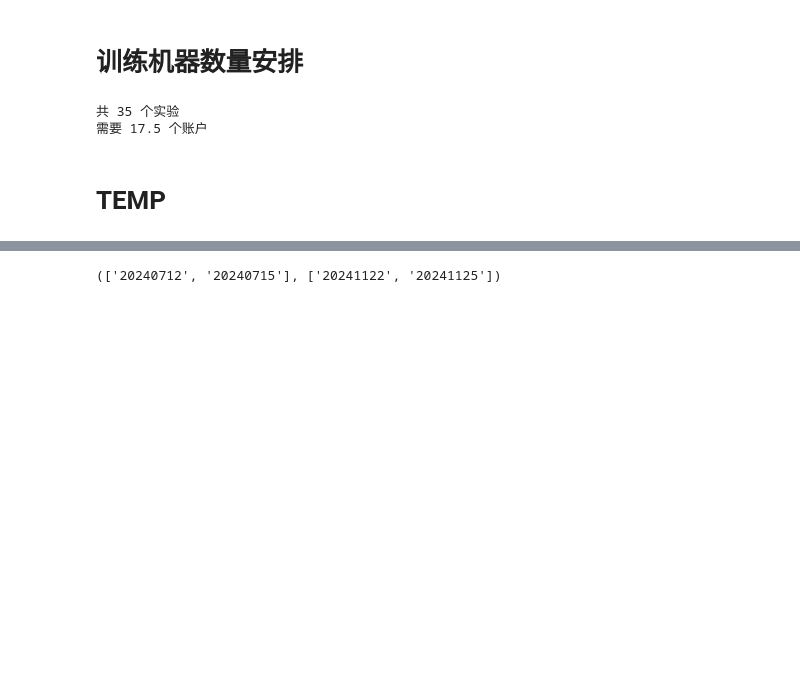
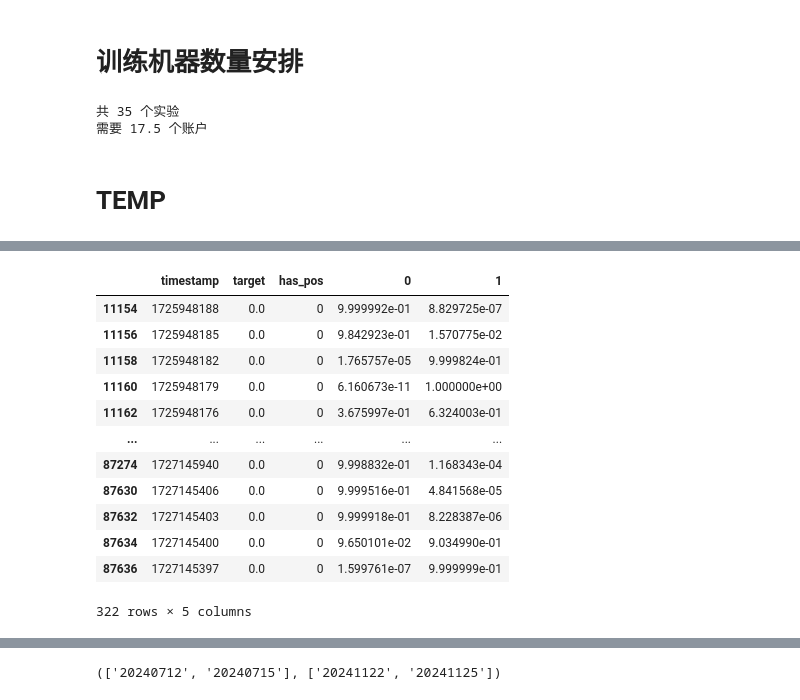
Before and after one commit to lhiqwj173/dl_helper, a Jupyter notebook: notebook/train.ipynb, the cells around one changed output, grey strips where cells are left out. Cells and saved outputs as stored; diff of their text form; code cells hidden in the pictures; blank space fills up the shorter version.

```diff
--- a/notebook/train.ipynb
+++ b/notebook/train.ipynb
@@ -506,5 +506,21 @@ target
 0.0      322
 Name: count, dtype: int64
+# %%
+none_pos_df[none_pos_df['target'] == 0]
+# %% [output]
+|  | timestamp | target | has_pos | 0 | 1 |
+| 11154 | 1725948188 | 0.0 | 0 | 9.999992e-01 | 8.829725e-07 |
+| 11156 | 1725948185 | 0.0 | 0 | 9.842923e-01 | 1.570775e-02 |
+| 11158 | 1725948182 | 0.0 | 0 | 1.765757e-05 | 9.999824e-01 |
+| 11160 | 1725948179 | 0.0 | 0 | 6.160673e-11 | 1.000000e+00 |
+| 11162 | 1725948176 | 0.0 | 0 | 3.675997e-01 | 6.324003e-01 |
+| ... | ... | ... | ... | ... | ... |
+| 87274 | 1727145940 | 0.0 | 0 | 9.998832e-01 | 1.168343e-04 |
+| 87630 | 1727145406 | 0.0 | 0 | 9.999516e-01 | 4.841568e-05 |
+| 87632 | 1727145403 | 0.0 | 0 | 9.999918e-01 | 8.228387e-06 |
+| 87634 | 1727145400 | 0.0 | 0 | 9.650101e-02 | 9.034990e-01 |
+| 87636 | 1727145397 | 0.0 | 0 | 1.599761e-07 | 9.999999e-01 |
+322 rows × 5 columns
 # %%
 has_pos_df = df.loc[df['has_pos'] == 1]
 has_pos_df['target'].value_counts()
```
Also changed, not shown: parts of 4 cells of this notebook, 2 other files.
